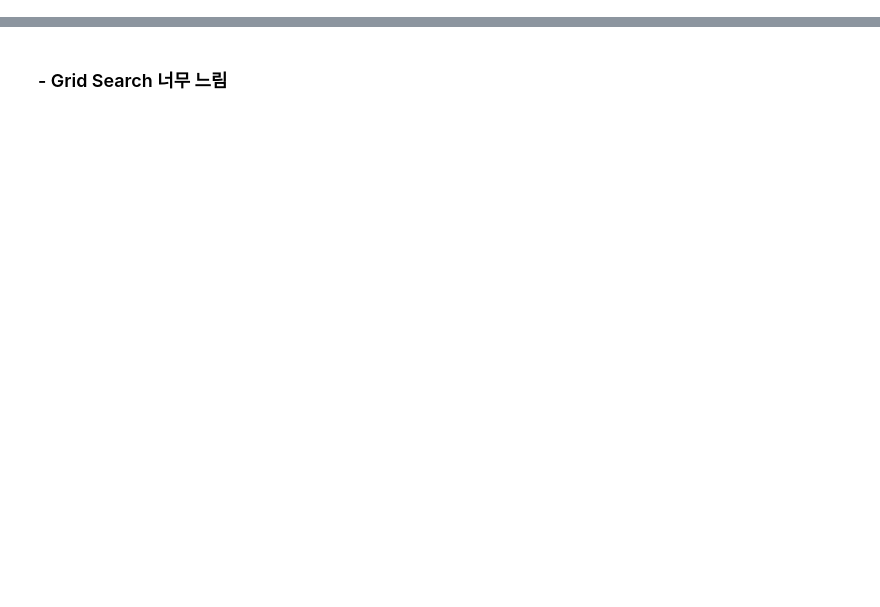
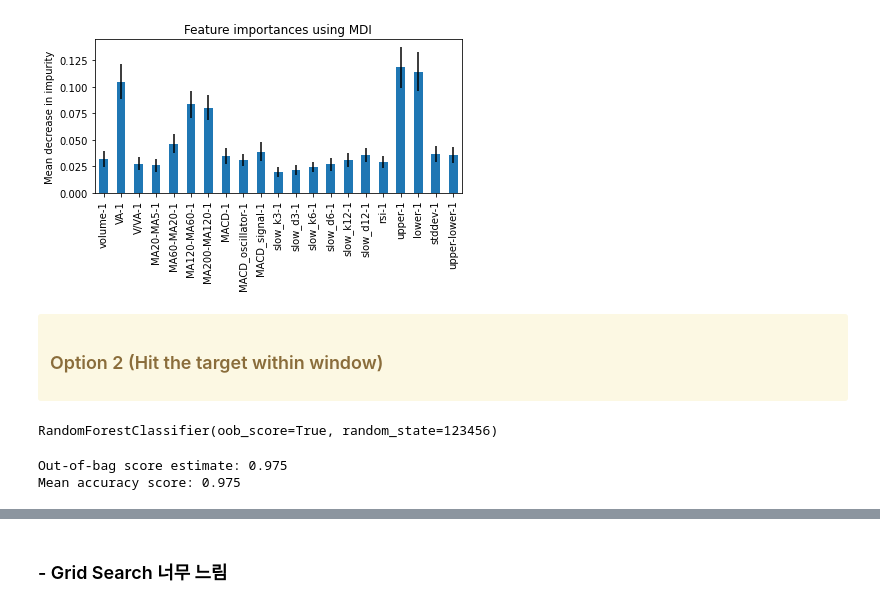
Before and after one commit to iamhyeonje/investing, a Jupyter notebook: coin.ipynb, the cells around one changed output, grey strips where cells are left out. Cells and saved outputs as stored; diff of their text form; code cells hidden in the pictures; blank space fills up the shorter version.

```diff
--- a/coin.ipynb
+++ b/coin.ipynb
@@ -185,0 +247,4 @@ max: nan
+# %%
+from sklearn.model_selection import train_test_split
+
+X_train, X_test, y_train, y_test = train_test_split(data1[selected_features], data1['target'], test_size=0.25, random_state=123456)
@@ -185,0 +287,19 @@ max: nan
+# %%
+import numpy as np
+
+importances = rf1.feature_importances_
+std = np.std([tree.feature_importances_ for tree in rf1.estimators_], axis=0)
+
+forest_importances = pd.Series(importances, index=selected_features)
+
+fig, ax = plt.subplots()
+forest_importances.plot.bar(yerr=std, ax=ax)
+ax.set_title("Feature importances using MDI")
+ax.set_ylabel("Mean decrease in impurity")
+fig.tight_layout()
+# %% [output]
+[figure, added]
+# %% [markdown]
+<div class="alert alert-warning">
+    <h3>Option 2 (Hit the target within window)</h3>
+</div>
@@ -185,0 +308,14 @@ max: nan
+# %%
+rf2 = RandomForestClassifier(n_estimators=100, oob_score=True, random_state=123456)
+rf2.fit(X_train, y_train)
+# %% [output]
+RandomForestClassifier(oob_score=True, random_state=123456)
+# %%
+predicted = rf2.predict(X_test)
+accuracy = accuracy_score(y_test, predicted)
+
+print(f'Out-of-bag score estimate: {rf2.oob_score_:.3}')
+print(f'Mean accuracy score: {accuracy:.3}')
+# %% [output]
+Out-of-bag score estimate: 0.975
+Mean accuracy score: 0.975
```
Also changed, not shown: parts of 51 cells of this notebook.
